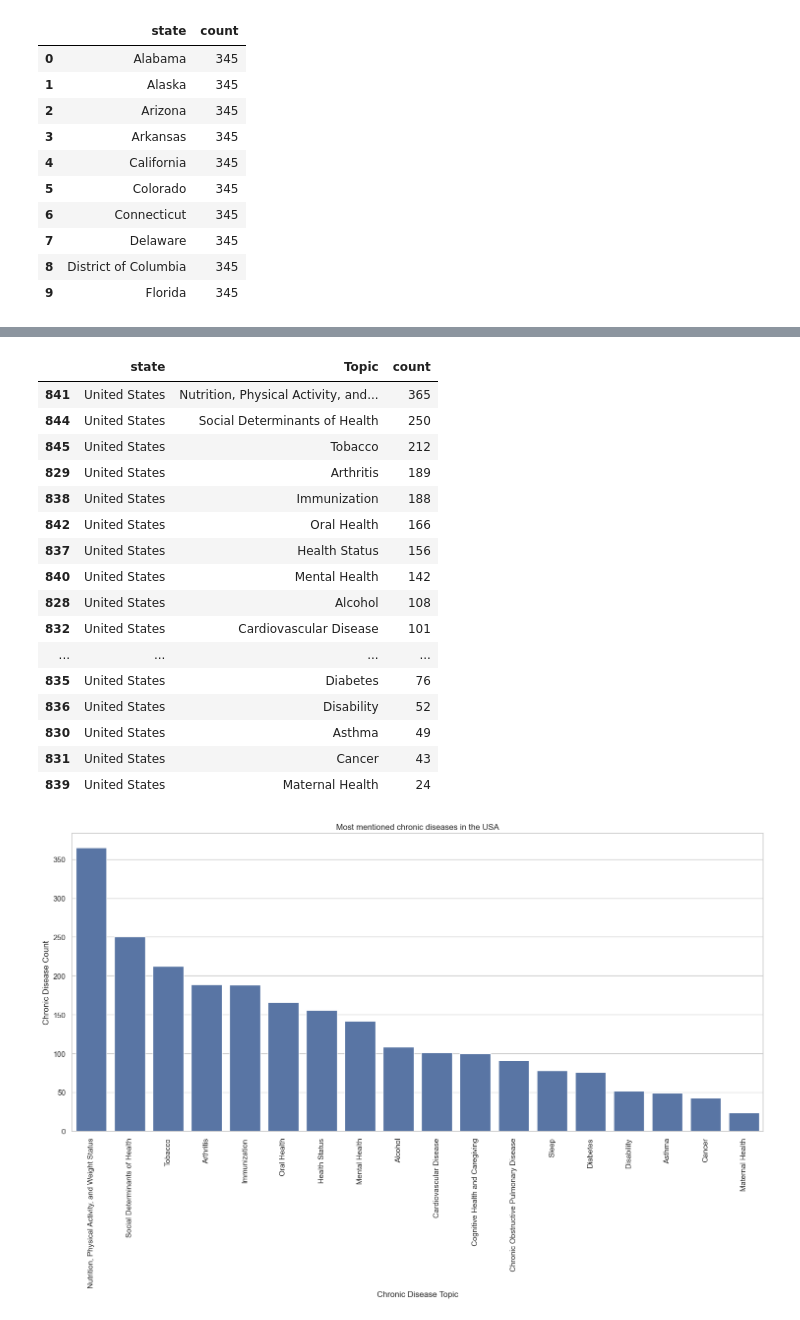
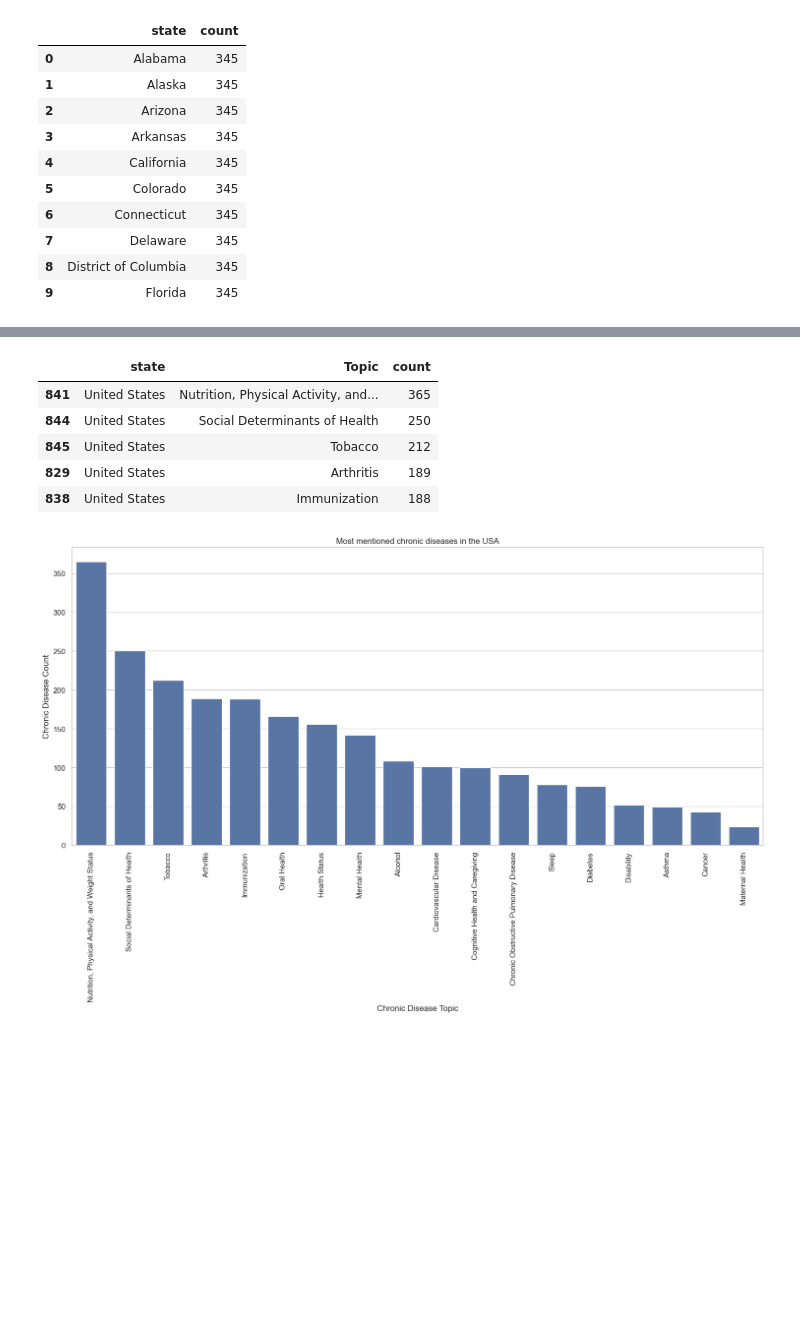
Before and after one commit to Nathan-Savage/chronic_diseases_project, a Jupyter notebook: chronic_diseases.ipynb, the cells around one changed output, grey strips where cells are left out. Drawn from its saved outputs; the diff is of its cells as text; code cells hidden in the pictures; blank space fills up the shorter version.

```diff
--- a/chronic_diseases.ipynb
+++ b/chronic_diseases.ipynb
@@ -396,3 +402,0 @@ plt.show()
-# %%
-sorted_grouped_counts_df = grouped_counts_df.sort_values(by=['count'], ascending=False, inplace=False)
-sorted_grouped_counts_df.head()
@@ -406,24 +403,13 @@ sorted_grouped_counts_df.head()
-# %%
-United_States_df = sorted_grouped_counts_df[sorted_grouped_counts_df['state'] == 'United States']
-United_States_df
-# %% [output]
-|  | state | Topic | count |
-| 841 | United States | Nutrition, Physical Activity, and... | 365 |
-| 844 | United States | Social Determinants of Health | 250 |
-| 845 | United States | Tobacco | 212 |
-| 829 | United States | Arthritis | 189 |
-| 838 | United States | Immunization | 188 |
-| 842 | United States | Oral Health | 166 |
-| 837 | United States | Health Status | 156 |
-| 840 | United States | Mental Health | 142 |
-| 828 | United States | Alcohol | 108 |
-| 832 | United States | Cardiovascular Disease | 101 |
-| ... | ... | ... | ... |
-| 835 | United States | Diabetes | 76 |
-| 836 | United States | Disability | 52 |
-| 830 | United States | Asthma | 49 |
-| 831 | United States | Cancer | 43 |
-| 839 | United States | Maternal Health | 24 |
+# %%
+United_States_df = sorted_grouped_counts_df[sorted_grouped_counts_df['state'] == 'United States']
+United_States_df.head()
+# %% [output]
+|  | state | Topic | count |
+| 841 | United States | Nutrition, Physical Activity, and... | 365 |
+| 844 | United States | Social Determinants of Health | 250 |
+| 845 | United States | Tobacco | 212 |
+| 829 | United States | Arthritis | 189 |
+| 838 | United States | Immunization | 188 |
 # %%
 plt.figure(figsize=(15, 10))
 sns.barplot(x='Topic', y='count', data=United_States_df)
```
Also changed, not shown: parts of 3 cells of this notebook, 1 other file.
